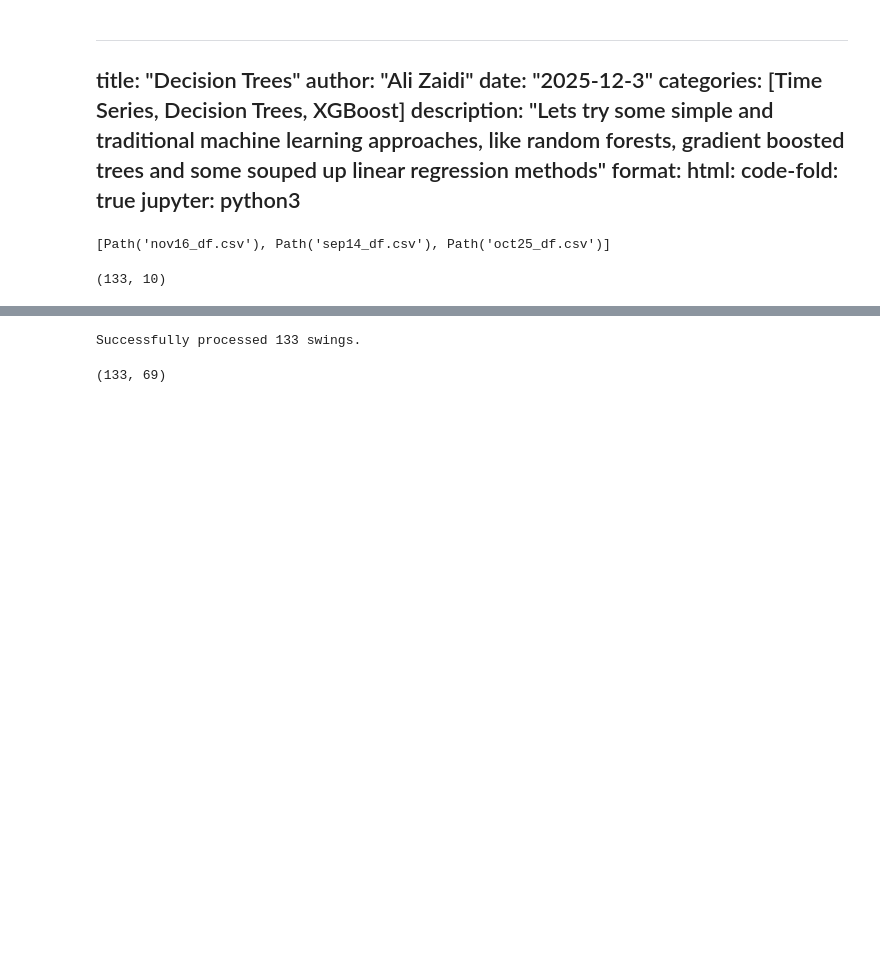
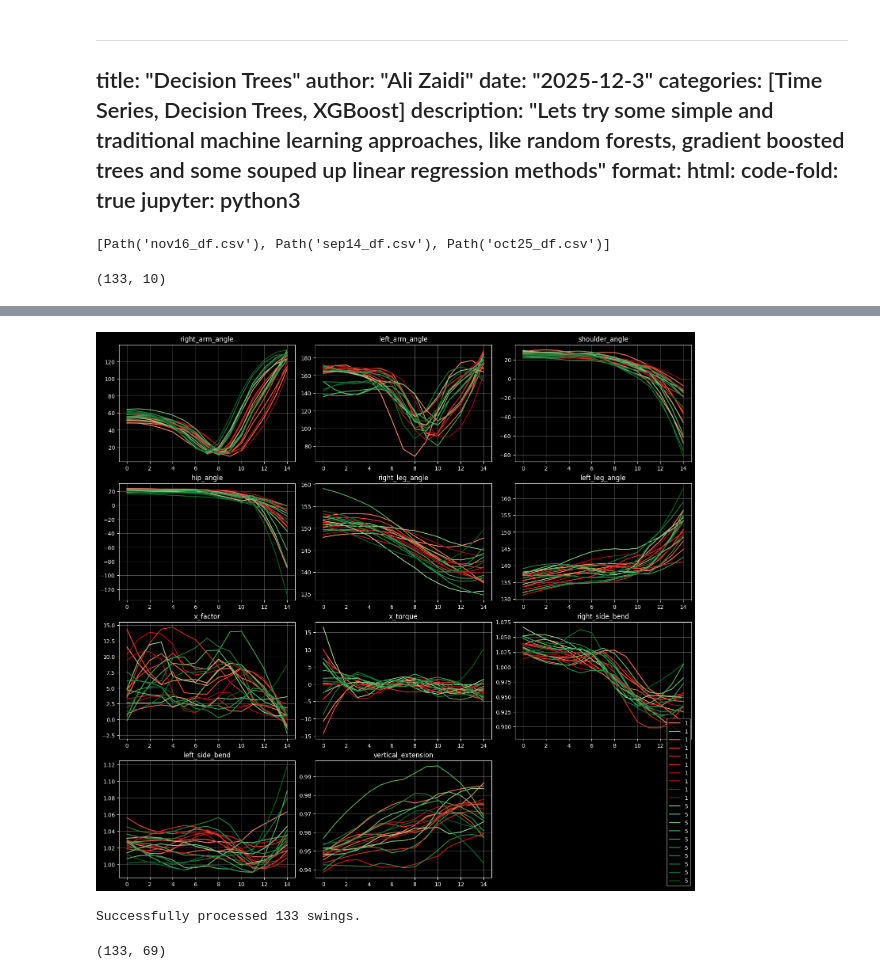
Before and after one commit to azaidi06/eagle-swing, a Jupyter notebook: posts/decision_trees/index.ipynb, the cells around one changed output, grey strips where cells are left out. Drawn from its saved outputs; the diff is of its cells as text; code cells hidden in the pictures; blank space fills up the shorter version.

```diff
--- a/posts/decision_trees/index.ipynb
+++ b/posts/decision_trees/index.ipynb
@@ -252,0 +89,9 @@ def extract_xgboost_features(extractor: SwingExtractor, offset_idx_val=10):
+# %%
+attributes = ["right_arm_angle", "left_arm_angle", "shoulder_angle",
+                "hip_angle", "right_leg_angle", "left_leg_angle",
+                "x_factor", "x_torque", "right_side_bend",
+                "left_side_bend", "vertical_extension"
+             ]
+plot_attributes(swings, attributes, scores, scatter=False)
+# %% [output]
+[figure, added]
```
Also changed, not shown: parts of 24 cells of this notebook.
